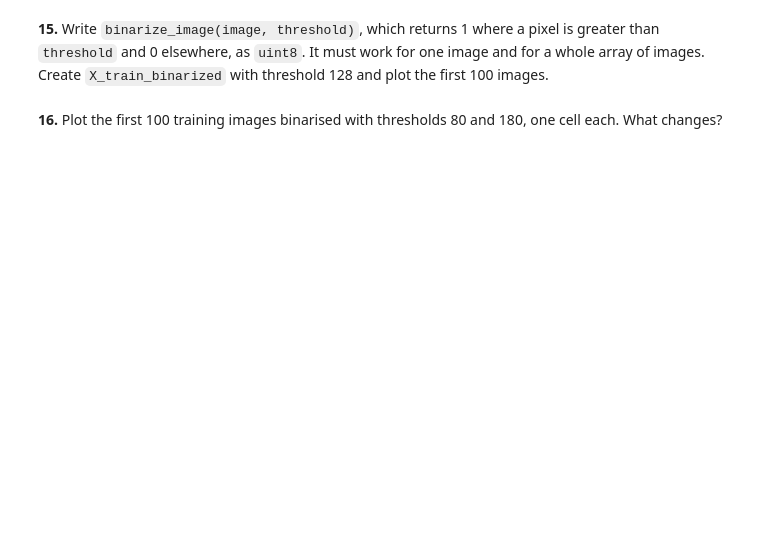
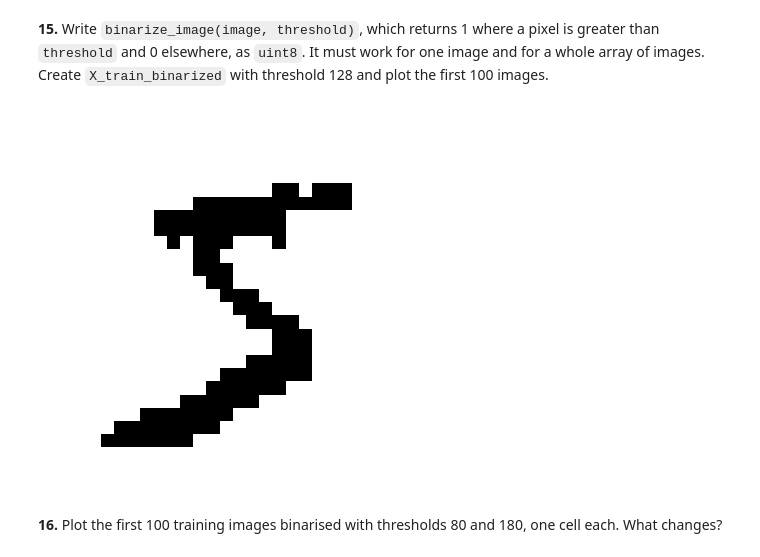
Before and after one commit to Fiteam10/numpy-mnist, a Jupyter notebook: mnist_numpy.ipynb, the cells around one changed output. Drawn from its saved outputs; the diff is of its cells as text; code cells hidden in the pictures; blank space fills up the shorter version.

```diff
--- a/mnist_numpy.ipynb
+++ b/mnist_numpy.ipynb
@@ -310,4 +325,15 @@ La versión vectorizada es 243 veces más rápida
 # %% [markdown]
 **15.** Write `binarize_image(image, threshold)`, which returns 1 where a pixel is greater than `threshold` and 0 elsewhere, as `uint8`. It must work for one image and for a whole array of images. Create `X_train_binarized` with threshold 128 and plot the first 100 images.
+# %%
+def binarize_image(image: np.ndarray, threshold: int) -> np.ndarray:
+    return (image > threshold).astype(np.uint8)
+
+
+X_train_binarized = binarize_image(X_train, threshold=128)
+
+
+plot_image(X_train_binarized[0])
+# %% [output]
+[figure, added]
 # %% [markdown]
 **16.** Plot the first 100 training images binarised with thresholds 80 and 180, one cell each. What changes?
```
Also changed, not shown: parts of 10 cells of this notebook.
